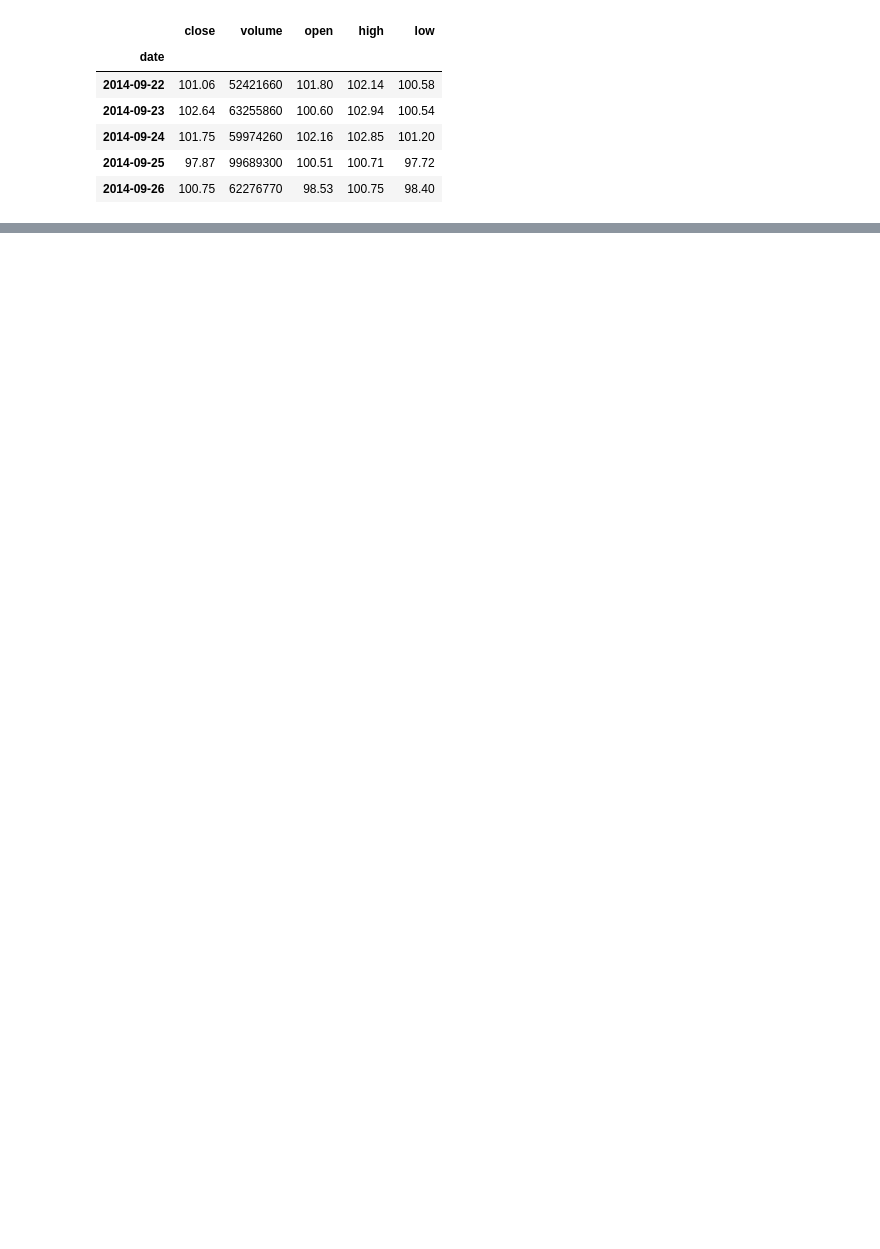
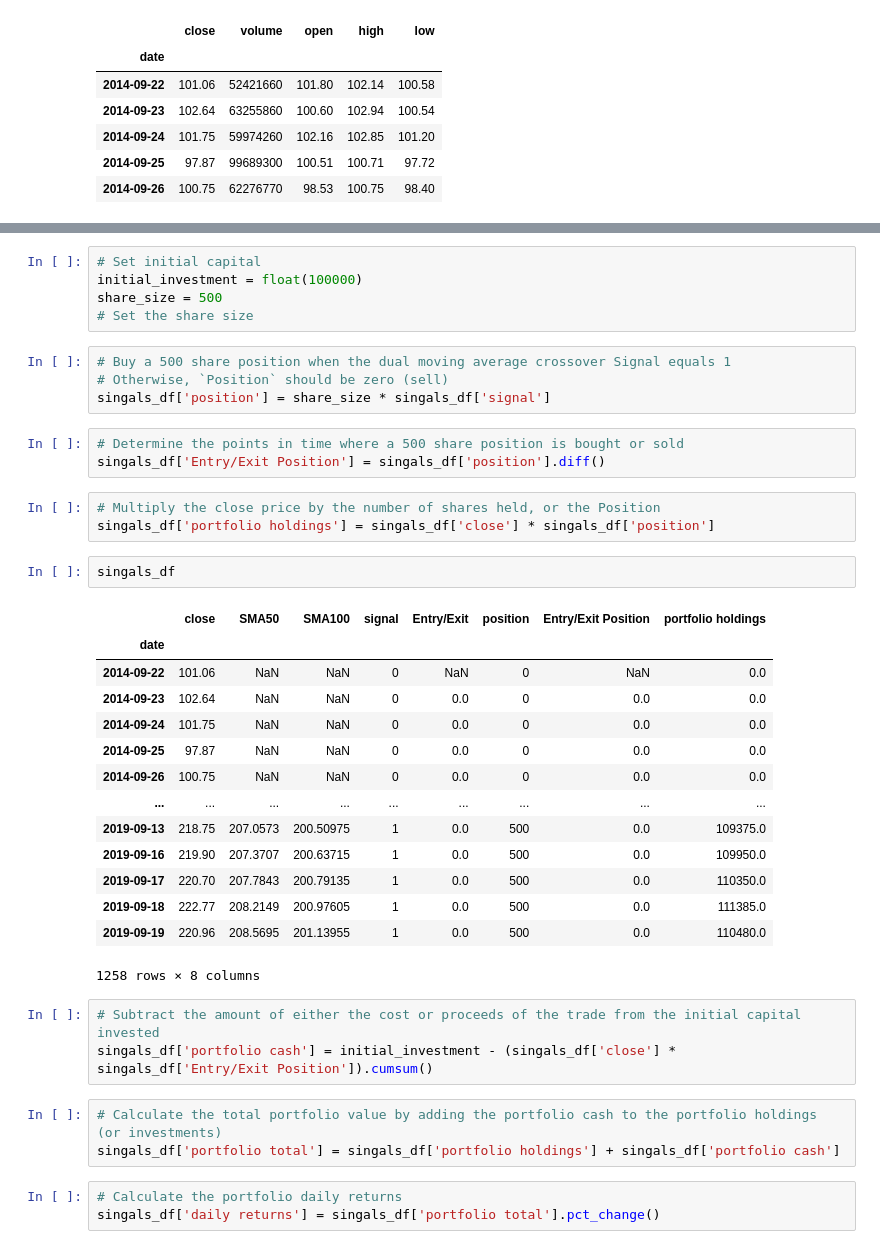
Before and after one commit to scoopcash/jan19-14.2-Backtesting-in-Algorithmic-Trading, a Jupyter notebook: Class_2_Activities 9/01-Ins_Backtesting_a_Trading-Algorithm/Unsolved/Backtesting_a_Trading-Algorithm.ipynb, the cells around one changed output, grey strips where cells are left out. Drawn from its saved outputs; the diff is of its cells as text; blank space fills up the shorter version.

```diff
--- a/Class_2_Activities 9/01-Ins_Backtesting_a_Trading-Algorithm/Unsolved/Backtesting_a_Trading-Algorithm.ipynb
+++ b/Class_2_Activities 9/01-Ins_Backtesting_a_Trading-Algorithm/Unsolved/Backtesting_a_Trading-Algorithm.ipynb
@@ -127,0 +139,41 @@ window_long = 0
+# %%
+# Set initial capital
+initial_investment = float(100000)
+share_size = 500
+# Set the share size
+# %%
+# Buy a 500 share position when the dual moving average crossover Signal equals 1
+# Otherwise, `Position` should be zero (sell)
+singals_df['position'] = share_size * singals_df['signal']
+# %%
+# Determine the points in time where a 500 share position is bought or sold
+singals_df['Entry/Exit Position'] = singals_df['position'].diff()
+# %%
+# Multiply the close price by the number of shares held, or the Position
+singals_df['portfolio holdings'] = singals_df['close'] * singals_df['position']
+# %%
+singals_df
+# %% [output]
+|  | close | SMA50 | SMA100 | signal | Entry/Exit | position | Entry/Exit Position | portfolio holdings |
+| date |  |  |  |  |  |  |  |  |
+| 2014-09-22 | 101.06 | NaN | NaN | 0 | NaN | 0 | NaN | 0.0 |
+| 2014-09-23 | 102.64 | NaN | NaN | 0 | 0.0 | 0 | 0.0 | 0.0 |
+| 2014-09-24 | 101.75 | NaN | NaN | 0 | 0.0 | 0 | 0.0 | 0.0 |
+| 2014-09-25 | 97.87 | NaN | NaN | 0 | 0.0 | 0 | 0.0 | 0.0 |
+| 2014-09-26 | 100.75 | NaN | NaN | 0 | 0.0 | 0 | 0.0 | 0.0 |
+| ... | ... | ... | ... | ... | ... | ... | ... | ... |
+| 2019-09-13 | 218.75 | 207.0573 | 200.50975 | 1 | 0.0 | 500 | 0.0 | 109375.0 |
+| 2019-09-16 | 219.90 | 207.3707 | 200.63715 | 1 | 0.0 | 500 | 0.0 | 109950.0 |
+| 2019-09-17 | 220.70 | 207.7843 | 200.79135 | 1 | 0.0 | 500 | 0.0 | 110350.0 |
+| 2019-09-18 | 222.77 | 208.2149 | 200.97605 | 1 | 0.0 | 500 | 0.0 | 111385.0 |
+| 2019-09-19 | 220.96 | 208.5695 | 201.13955 | 1 | 0.0 | 500 | 0.0 | 110480.0 |
+1258 rows × 8 columns
+# %%
+# Subtract the amount of either the cost or proceeds of the trade from the initial capital invested
+singals_df['portfolio cash'] = initial_investment - (singals_df['close'] * singals_df['Entry/Exit Position']).cumsum()
+# %%
+# Calculate the total portfolio value by adding the portfolio cash to the portfolio holdings (or investments)
+singals_df['portfolio total'] = singals_df['portfolio holdings'] + singals_df['portfolio cash']
+# %%
+# Calculate the portfolio daily returns
+singals_df['daily returns'] = singals_df['portfolio total'].pct_change()
```
Also changed, not shown: parts of 29 cells of this notebook.
